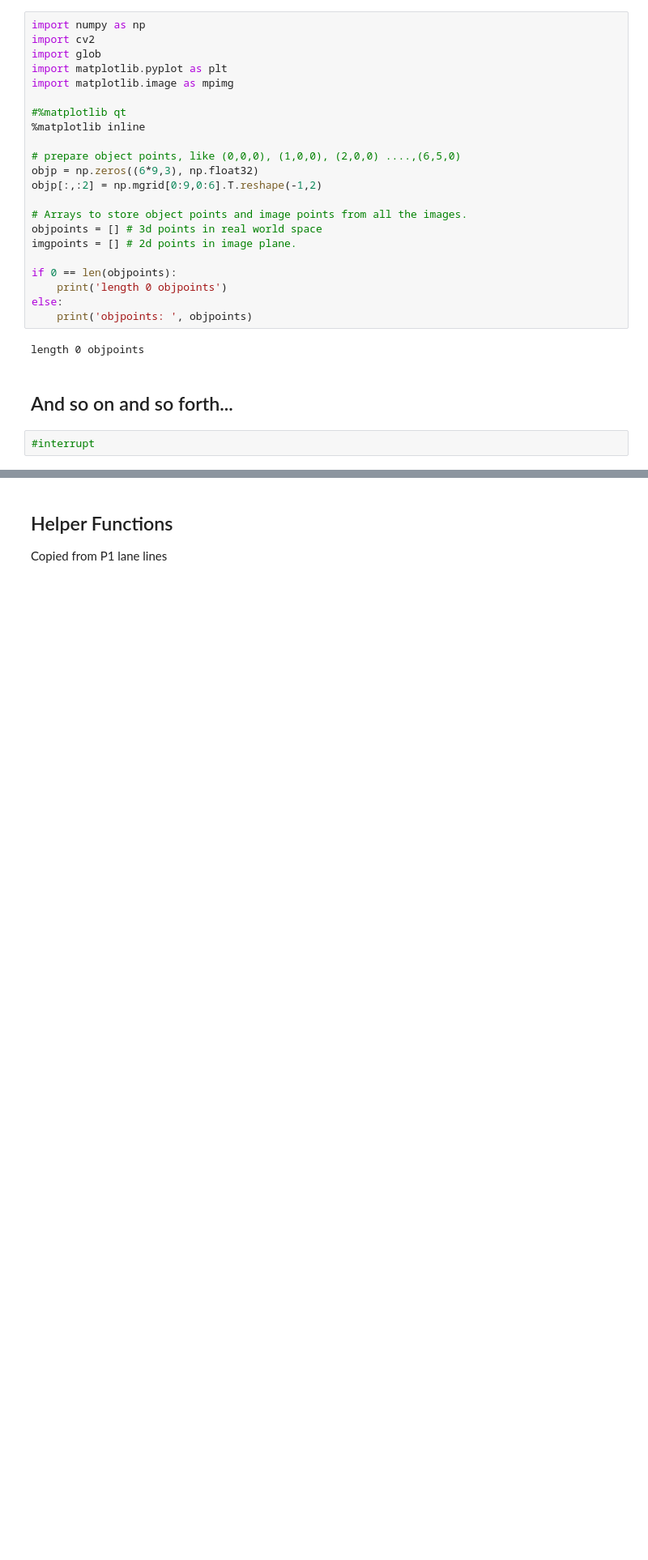
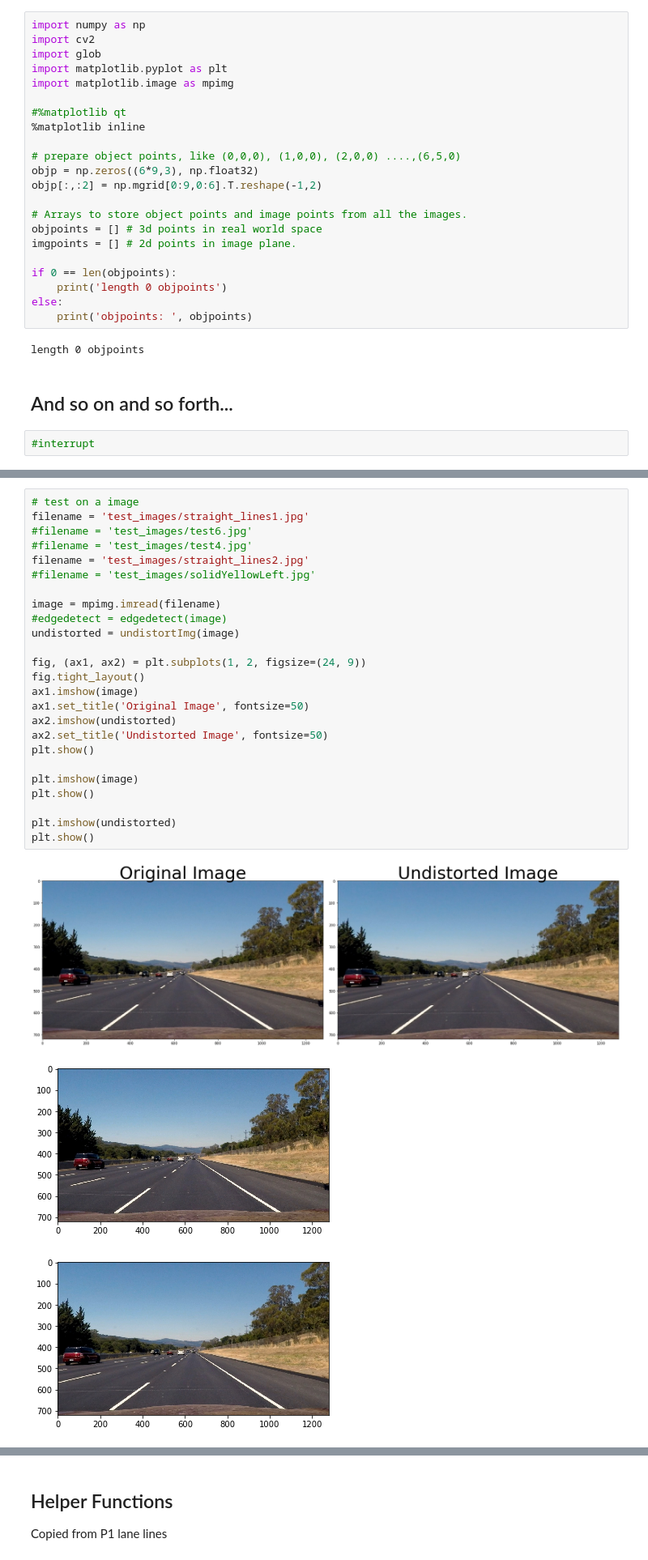
Before and after one commit to sunpochin/advanced-Lane-Lines-carnd, a Jupyter notebook: pipeline.ipynb, the cells around one changed output, grey strips where cells are left out. Shown at 81% size. Saved outputs shown, nothing was run; the diff lists cells and outputs as text; blank space fills up the shorter version.

```diff
--- a/pipeline.ipynb
+++ b/pipeline.ipynb
@@ -86,0 +98,29 @@ False ret
+# %%
+# test on a image
+filename = 'test_images/straight_lines1.jpg'
+#filename = 'test_images/test6.jpg'
+#filename = 'test_images/test4.jpg'
+filename = 'test_images/straight_lines2.jpg'
+#filename = 'test_images/solidYellowLeft.jpg'
+
+image = mpimg.imread(filename)
+#edgedetect = edgedetect(image)
+undistorted = undistortImg(image)
+
+fig, (ax1, ax2) = plt.subplots(1, 2, figsize=(24, 9))
+fig.tight_layout()
+ax1.imshow(image)
+ax1.set_title('Original Image', fontsize=50)
+ax2.imshow(undistorted)
+ax2.set_title('Undistorted Image', fontsize=50)
+plt.show()
+
+plt.imshow(image)
+plt.show()
+
+plt.imshow(undistorted)
+plt.show()
+# %% [output]
+[figure, added]
+[figure, added]
+[figure, added]
```
Also changed, not shown: parts of 21 cells of this notebook.
